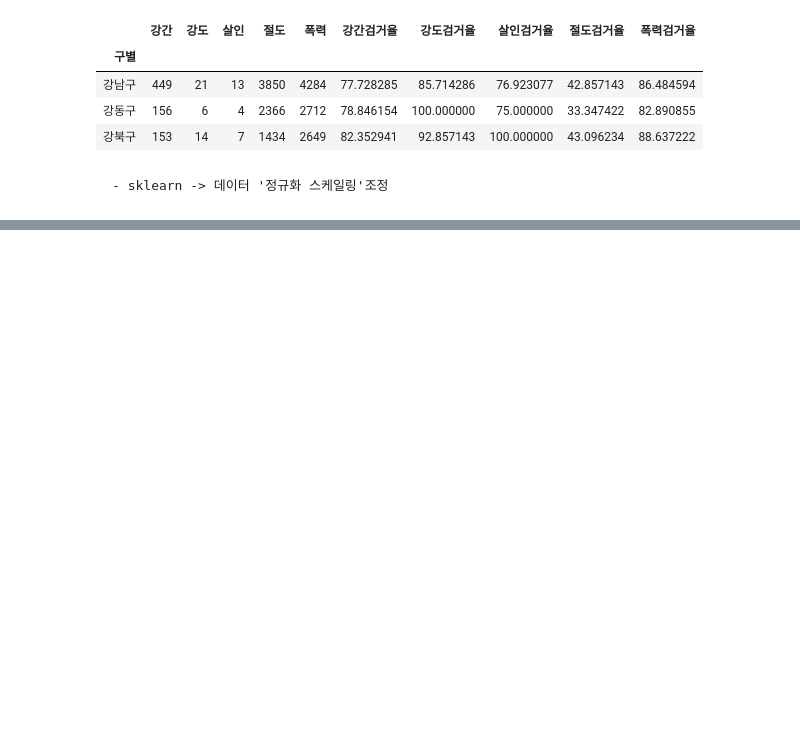
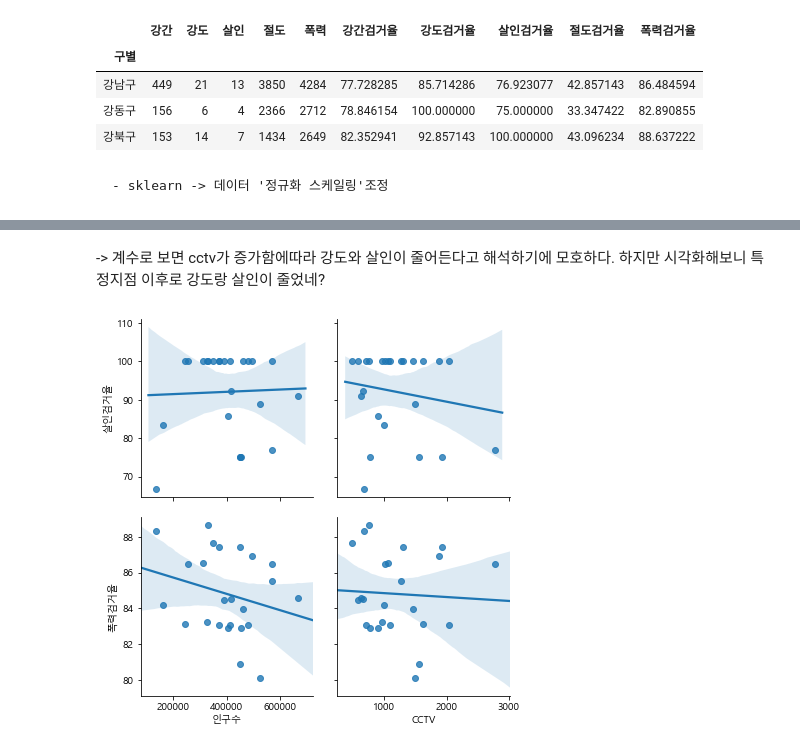
Before and after one commit to Minsik113/Python-Study, a Jupyter notebook: Analysis_practice/Crime in Seoul.ipynb, the cells around one changed output, grey strips where cells are left out. Drawn from its saved outputs; the diff is of its cells as text; code cells hidden in the pictures; blank space fills up the shorter version.

```diff
--- a/Analysis_practice/Crime in Seoul.ipynb
+++ b/Analysis_practice/Crime in Seoul.ipynb
@@ -278,0 +343,12 @@ crime_anal_norm.head()
+# %% [markdown]
+ -> 계수로 보면 cctv가 증가함에따라 강도와 살인이 줄어든다고 해석하기에 모호하다.
+하지만 시각화해보니 특정지점 이후로 강도랑 살인이 줄었네?
+# %%
+sns.pairplot(crime_anal_norm
+            , x_vars=["인구수","CCTV"]
+            , y_vars=["살인검거율","폭력검거율"]
+            , kind='reg' # 회귀선추가
+            , height=3)
+plt.show()
+# %% [output]
+[figure, added]
```
Also changed, not shown: parts of 37 cells of this notebook, 5 other files.
